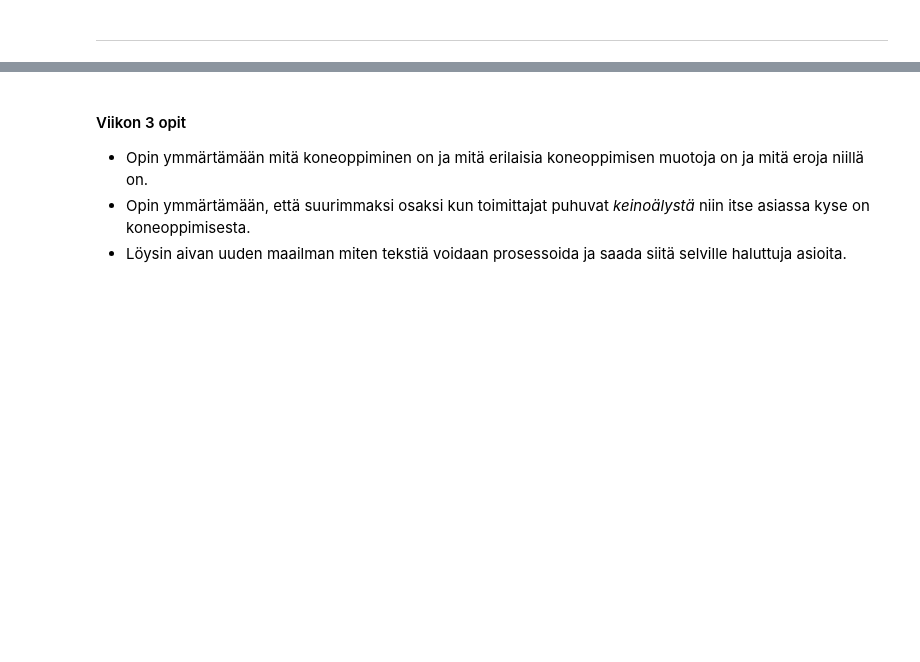
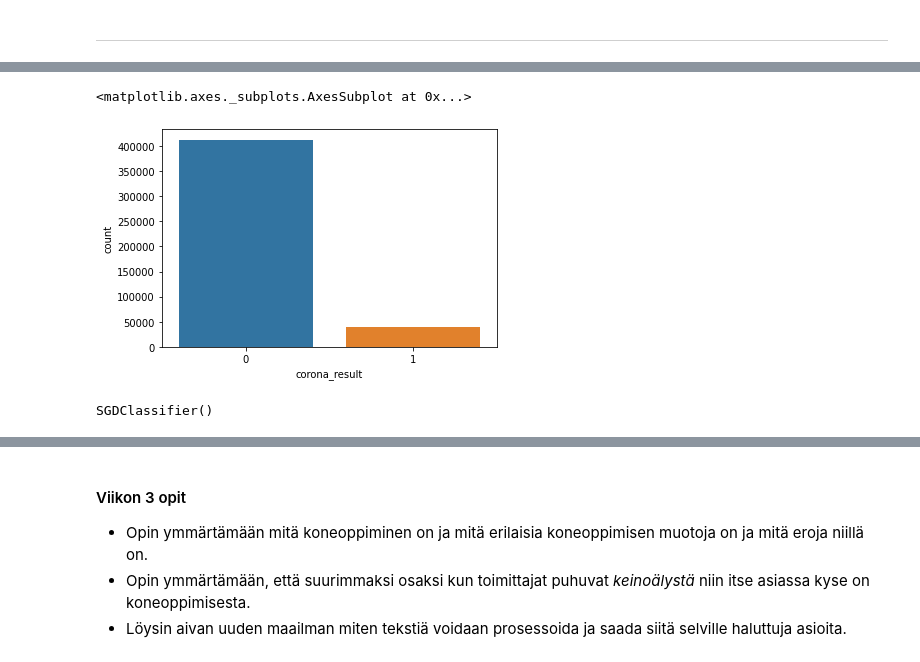
Before and after one commit to holezekki99/JODA2022, a Jupyter notebook: JODA2022_oppimispäiväkirja.ipynb, the cells around one changed output, grey strips where cells are left out. Saved outputs shown, nothing was run; the diff lists cells and outputs as text; code cells hidden in the pictures; blank space fills up the shorter version.

```diff
--- a/JODA2022_oppimispäiväkirja.ipynb
+++ b/JODA2022_oppimispäiväkirja.ipynb
@@ -279,0 +417,6 @@ Viikon 3 koodauksessa
+# %%
+# Katsotaan paljon positiivisia on aineistossa:
+sns.countplot(data['corona_result'])
+# %% [output]
+<matplotlib.axes._subplots.AxesSubplot at 0x...>
+[figure, added]
@@ -279,0 +436,6 @@ Viikon 3 koodauksessa
+# %%
+# Luodaan luokittelija ja tehdään malli
+SGDmodel = SGDClassifier()
+SGDmodel.fit(x_train, y_train)
+# %% [output]
+SGDClassifier()
```
Also changed, not shown: parts of 27 cells of this notebook.
